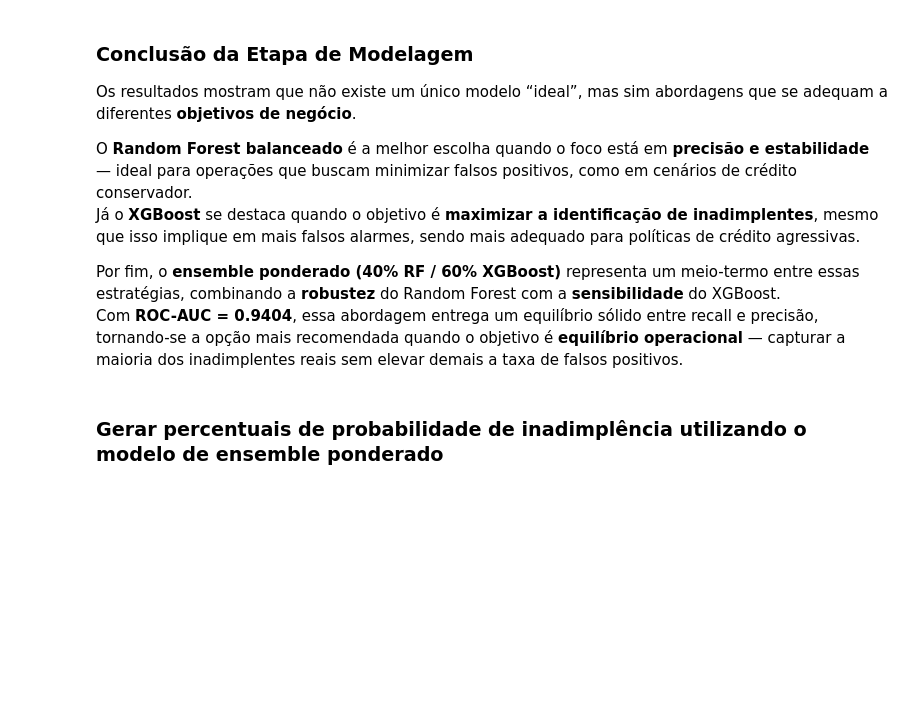
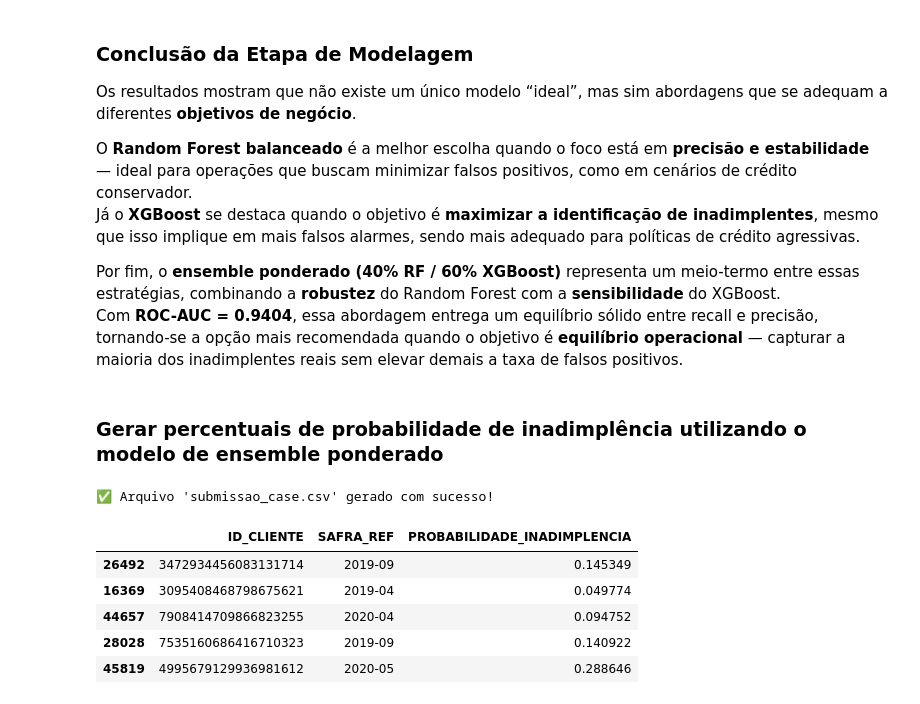
Before and after one commit to LunusMax/datarisk-case-ds-junior, a Jupyter notebook: datarisk_case.ipynb, the cells around one changed output. Saved outputs shown, nothing was run; the diff lists cells and outputs as text; code cells hidden in the pictures; blank space fills up the shorter version.

Commit message:
v08 - Geração de arquivo com probabilidades de inadimplência

```diff
--- a/datarisk_case.ipynb
+++ b/datarisk_case.ipynb
@@ -766,3 +766,30 @@ Por fim, o **ensemble ponderado (40% RF / 60% XGBoost)** representa um meio-term
 Com **ROC-AUC = 0.9404**, essa abordagem entrega um equilíbrio sólido entre recall e precisão, tornando-se a opção mais recomendada quando o objetivo é **equilíbrio operacional** — capturar a maioria dos inadimplentes reais sem elevar demais a taxa de falsos positivos.
 # %% [markdown]
 ### Gerar percentuais de probabilidade de inadimplência utilizando o modelo de ensemble ponderado
+# %%
+# Geração do arquivo de submissão
+
+# Calcular probabilidade final de inadimplência com o ensemble otimizado
+ensemble_proba_final = 0.4 * rf_balanced.predict_proba(X_test.select_dtypes(include=['number']))[:, 1] + \
+                       0.6 * xgb_model.predict_proba(X_test_xgb)[:, 1]
+
+# Construir DataFrame de submissão
+submissao = pd.DataFrame({
+    'ID_CLIENTE': df_modelagem.loc[X_test.index, 'ID_CLIENTE'],
+    'SAFRA_REF': df_modelagem.loc[X_test.index, 'SAFRA_REF'],
+    'PROBABILIDADE_INADIMPLENCIA': ensemble_proba_final
+})
+
+# Salvar arquivo .csv
+submissao.to_csv('submissao_case.csv', index=False, sep=';')
+
+print("✅ Arquivo 'submissao_case.csv' gerado com sucesso!")
+submissao.head()
+# %% [output]
+✅ Arquivo 'submissao_case.csv' gerado com sucesso!
+|  | ID_CLIENTE | SAFRA_REF | PROBABILIDADE_INADIMPLENCIA |
+| 26492 | 3472934456083131714 | 2019-09 | 0.145349 |
+| 16369 | 3095408468798675621 | 2019-04 | 0.049774 |
+| 44657 | 7908414709866823255 | 2020-04 | 0.094752 |
+| 28028 | 7535160686416710323 | 2019-09 | 0.140922 |
+| 45819 | 4995679129936981612 | 2020-05 | 0.288646 |
```
